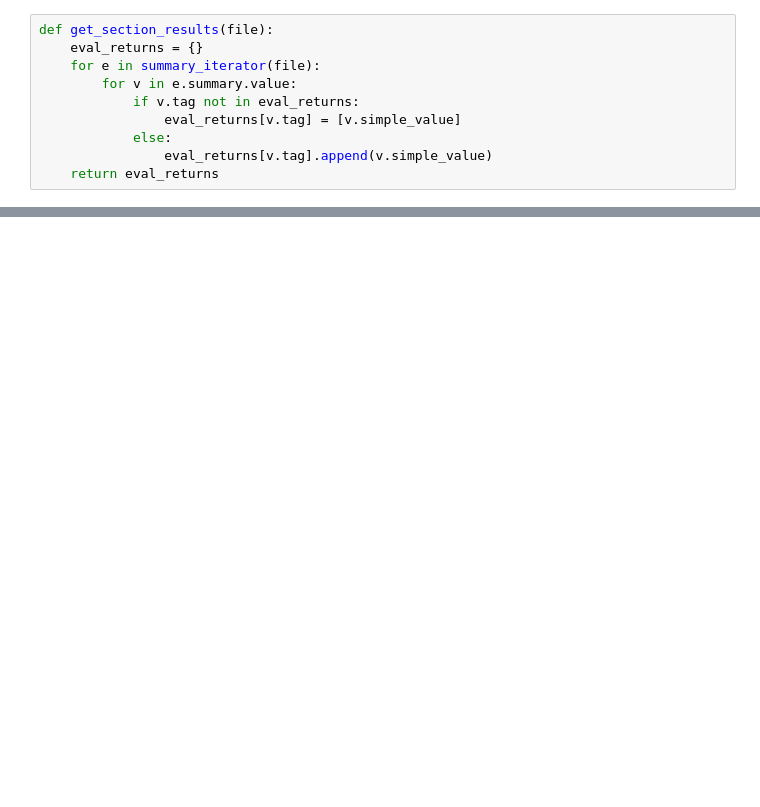
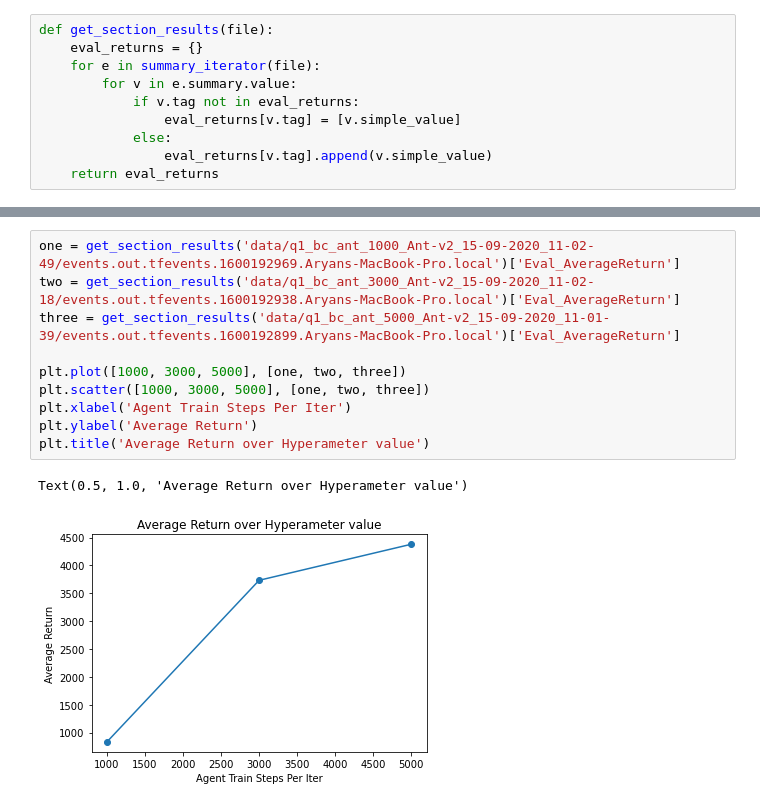
Before and after one commit to aryanluthra1999/homework_fall2020, a Jupyter notebook: hw1/HW1 plotter .ipynb, the cells around one changed output, grey strips where cells are left out. Drawn from its saved outputs; the diff is of its cells as text; blank space fills up the shorter version.

```diff
--- a/hw1/HW1 plotter .ipynb
+++ b/hw1/HW1 plotter .ipynb
@@ -50,0 +116,13 @@ pprint(q2_results)
+# %%
+one = get_section_results('data/q1_bc_ant_1000_Ant-v2_15-09-2020_11-02-49/events.out.tfevents.1600192969.Aryans-MacBook-Pro.local')['Eval_AverageReturn']
+two = get_section_results('data/q1_bc_ant_3000_Ant-v2_15-09-2020_11-02-18/events.out.tfevents.1600192938.Aryans-MacBook-Pro.local')['Eval_AverageReturn']
+three = get_section_results('data/q1_bc_ant_5000_Ant-v2_15-09-2020_11-01-39/events.out.tfevents.1600192899.Aryans-MacBook-Pro.local')['Eval_AverageReturn']
+
+plt.plot([1000, 3000, 5000], [one, two, three])
+plt.scatter([1000, 3000, 5000], [one, two, three])
+plt.xlabel('Agent Train Steps Per Iter')
+plt.ylabel('Average Return')
+plt.title('Average Return over Hyperameter value')
+# %% [output]
+Text(0.5, 1.0, 'Average Return over Hyperameter value')
+[figure, added]
```
Also changed, not shown: parts of 7 cells of this notebook, 38 other files.
